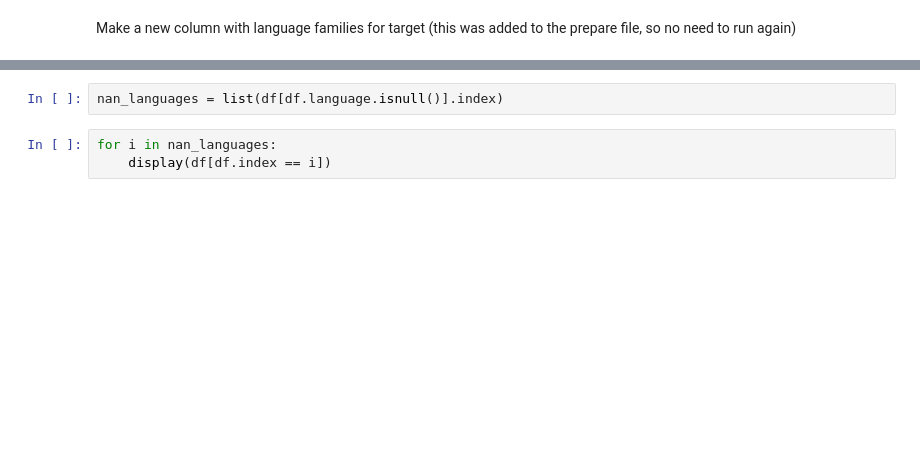
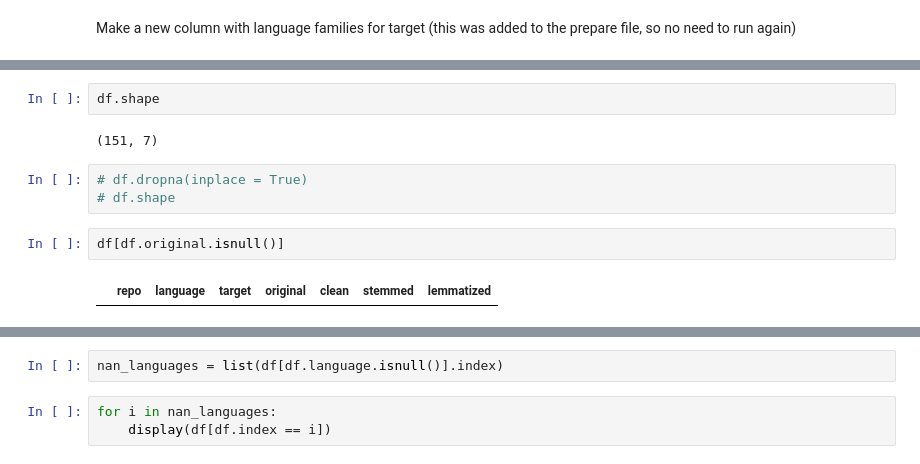
Before and after one commit to NLP-Github-Project-Hopper5/NLP-Github-Project, a Jupyter notebook: jag_explore.ipynb, the cells around one changed output, grey strips where cells are left out. Saved outputs shown, nothing was run; the diff lists cells and outputs as text; blank space fills up the shorter version.

```diff
--- a/jag_explore.ipynb
+++ b/jag_explore.ipynb
@@ -163,2 +226,13 @@ df.head(20)
+# %%
+df.shape
+# %% [output]
+(151, 7)
+# %%
+# df.dropna(inplace = True)
+# df.shape
+# %%
+df[df.original.isnull()]
+# %% [output]
+|  | repo | language | target | original | clean | stemmed | lemmatized |
 # %%
 df[df.language.isnull()]
```
Also changed, not shown: parts of 28 cells of this notebook.
